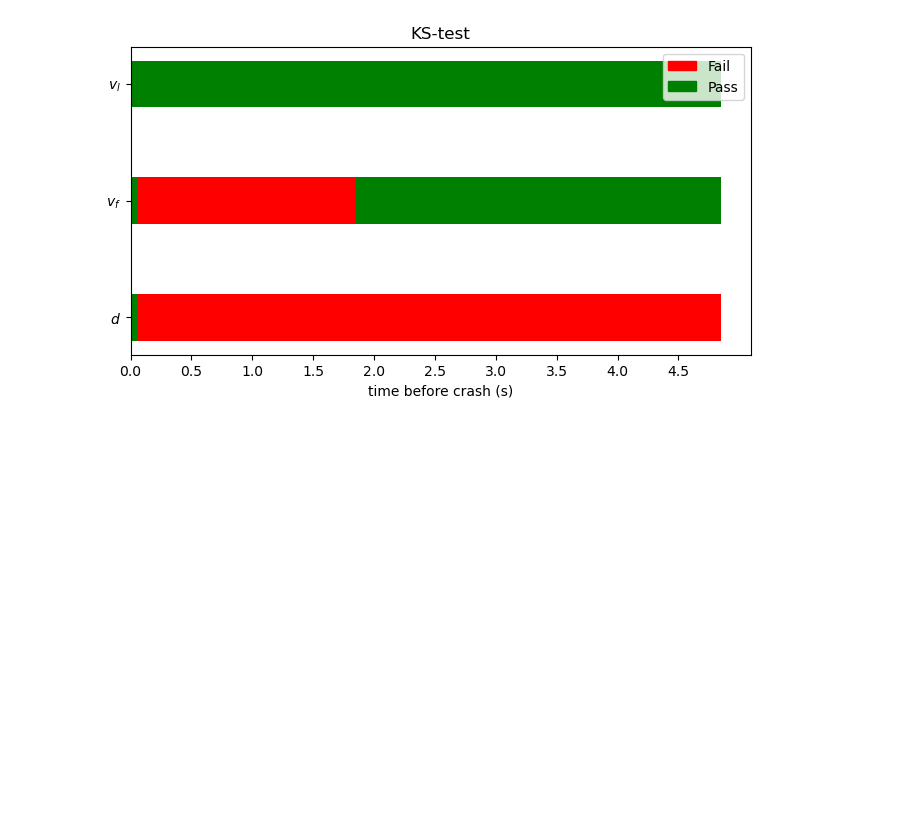
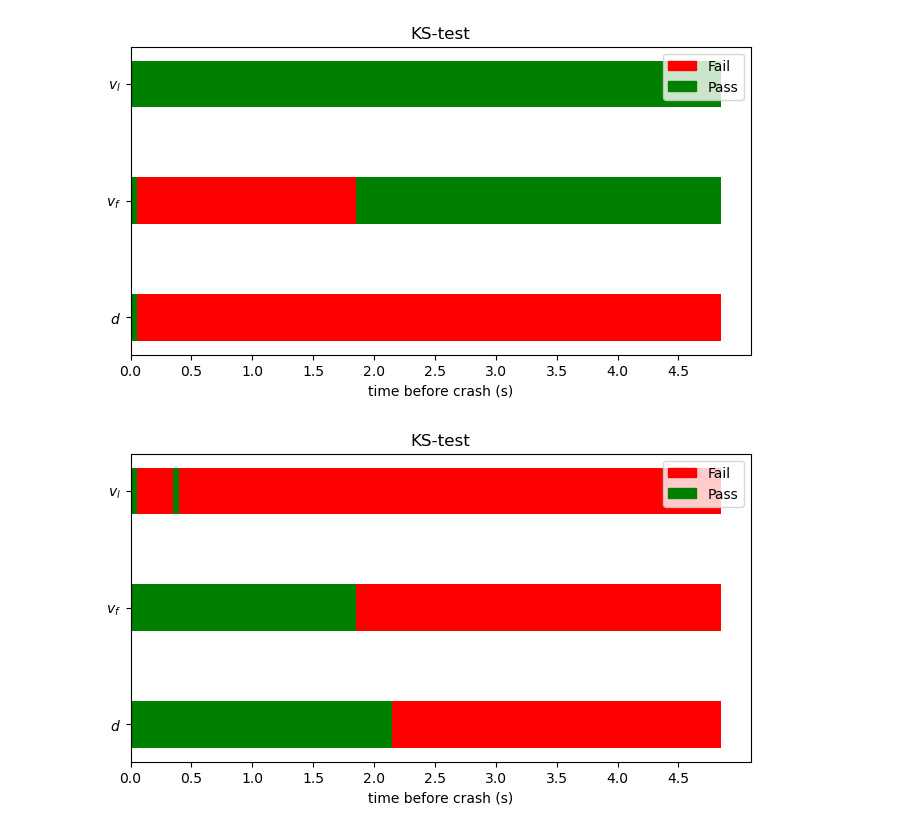
Before and after one commit to ShawnZhaoMX/RearEndCrashGeneration, a Jupyter notebook: Evaluation.ipynb, the cells around one changed output. Saved outputs shown, nothing was run; the diff lists cells and outputs as text; code cells hidden in the pictures; blank space fills up the shorter version.

```diff
--- a/Evaluation.ipynb
+++ b/Evaluation.ipynb
@@ -468,0 +502,53 @@ plt.show()
+# %%
+time_series_list = [list_P>0.05 for list_P in List_P]
+# %%
+import matplotlib.pyplot as plt
+import matplotlib.patches as mpatches
+import numpy as np
+
+# # Example time series data containing only 0 and 1
+# time_series_1 = [0, 1, 0, 1, 1, 0, 0, 1, 0, 1]
+# time_series_2 = [1, 0, 1, 0, 0, 1, 1, 0, 1, 0]
+# time_series_3 = [0, 0, 1, 1, 0, 0, 1, 1, 0, 0]
+# time_series_4 = [1, 1, 0, 0, 1, 1, 0, 0, 1, 1]
+
+# # Combine the time series into a list
+# time_series_list = [time_series_1, time_series_2, time_series_3, time_series_4]
+
+# Create the plot
+fig, ax = plt.subplots(figsize=(8, 4))
+
+# Plot each time series
+for idx, time_series in enumerate(reversed(time_series_list)):
+    colors = ['red' if value == 0 else 'green' for value in time_series]
+    for i, value in enumerate(time_series):
+        ax.barh(idx, 1, left=i, height=0.4, color=colors[i])
+
+# Set the y-ticks and labels to represent the time series
+ax.set_yticks(np.arange(len(time_series_list)))
+# ax.set_yticklabels([f'Series {i+1}' for i in range(len(time_series_list))])
+ax.set_yticklabels(reversed(["$v_l$","$v_f$","$d$"]))
+
+# Label the x-axis
+ax.set_xlabel('time before crash (s)')
+
+# # Set the x-ticks to show the time points
+# ax.set_xticks(np.arange(0,len(time_series_list[0])*0.05,0.05) + 0.5)
+# ax.set_xticklabels(np.arange(0,len(time_series_list[0])*0.05,0.05))
+x_ticks = np.arange(0, len(time_series_list[0]) * 0.05, 0.5)
+ax.set_xticks(x_ticks / 0.05)
+ax.set_xticklabels([f'{tick:.1f}' for tick in x_ticks])
+
+# Add a title to the plot
+plt.title('KS-test')
+
+# Create legend
+red_patch = mpatches.Patch(color='red', label='Fail')
+green_patch = mpatches.Patch(color='green', label='Pass')
+# plt.legend(handles=[red_patch, green_patch], title='Values')
+plt.legend(handles=[red_patch, green_patch])
+
+# Display the plot
+plt.show()
+# %% [output]
+[figure, added]
```
Also changed, not shown: parts of 4 cells of this notebook, 3 other files.
